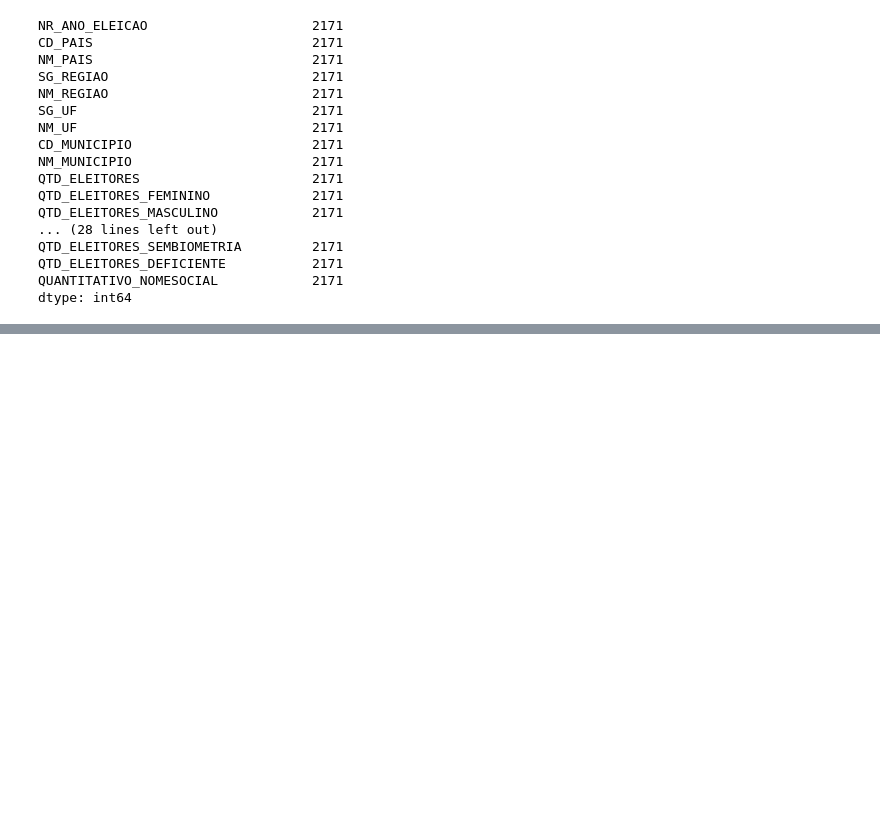
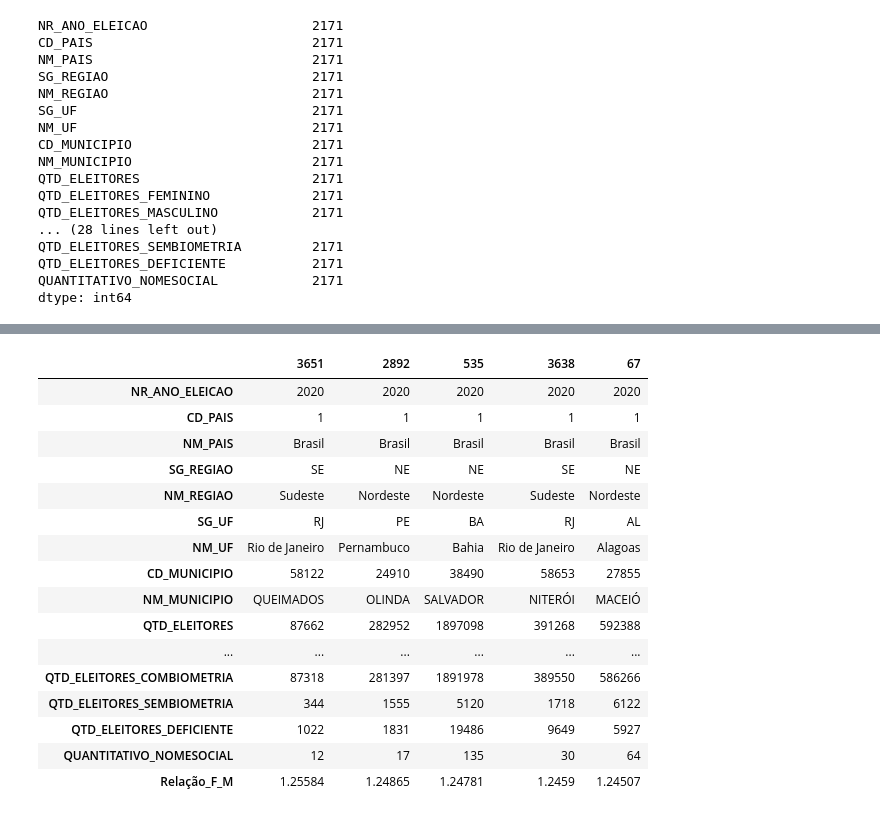
Before and after one commit to V1L3La/Learning-An-lise-de-Dados-em-Python, a Jupyter notebook: Analise_do_Eleitorado_brasileiro.ipynb, the cells around one changed output, grey strips where cells are left out. Cells and saved outputs as stored; diff of their text form; code cells hidden in the pictures; blank space fills up the shorter version.

```diff
--- a/Analise_do_Eleitorado_brasileiro.ipynb
+++ b/Analise_do_Eleitorado_brasileiro.ipynb
@@ -134,0 +177,21 @@ dtype: int64
+# %%
+# Quais são os municipios com maior relação f/m
+df.nlargest(5, 'Relação_F_M', keep='last').T
+# %% [output]
+|  | 3651 | 2892 | 535 | 3638 | 67 |
+| NR_ANO_ELEICAO | 2020 | 2020 | 2020 | 2020 | 2020 |
+| CD_PAIS | 1 | 1 | 1 | 1 | 1 |
+| NM_PAIS | Brasil | Brasil | Brasil | Brasil | Brasil |
+| SG_REGIAO | SE | NE | NE | SE | NE |
+| NM_REGIAO | Sudeste | Nordeste | Nordeste | Sudeste | Nordeste |
+| SG_UF | RJ | PE | BA | RJ | AL |
+| NM_UF | Rio de Janeiro | Pernambuco | Bahia | Rio de Janeiro | Alagoas |
+| CD_MUNICIPIO | 58122 | 24910 | 38490 | 58653 | 27855 |
+| NM_MUNICIPIO | QUEIMADOS | OLINDA | SALVADOR | NITERÓI | MACEIÓ |
+| QTD_ELEITORES | 87662 | 282952 | 1897098 | 391268 | 592388 |
+| ... | ... | ... | ... | ... | ... |
+| QTD_ELEITORES_COMBIOMETRIA | 87318 | 281397 | 1891978 | 389550 | 586266 |
+| QTD_ELEITORES_SEMBIOMETRIA | 344 | 1555 | 5120 | 1718 | 6122 |
+| QTD_ELEITORES_DEFICIENTE | 1022 | 1831 | 19486 | 9649 | 5927 |
+| QUANTITATIVO_NOMESOCIAL | 12 | 17 | 135 | 30 | 64 |
+| Relação_F_M | 1.25584 | 1.24865 | 1.24781 | 1.2459 | 1.24507 |
```
Also changed, not shown: parts of 11 cells of this notebook.
